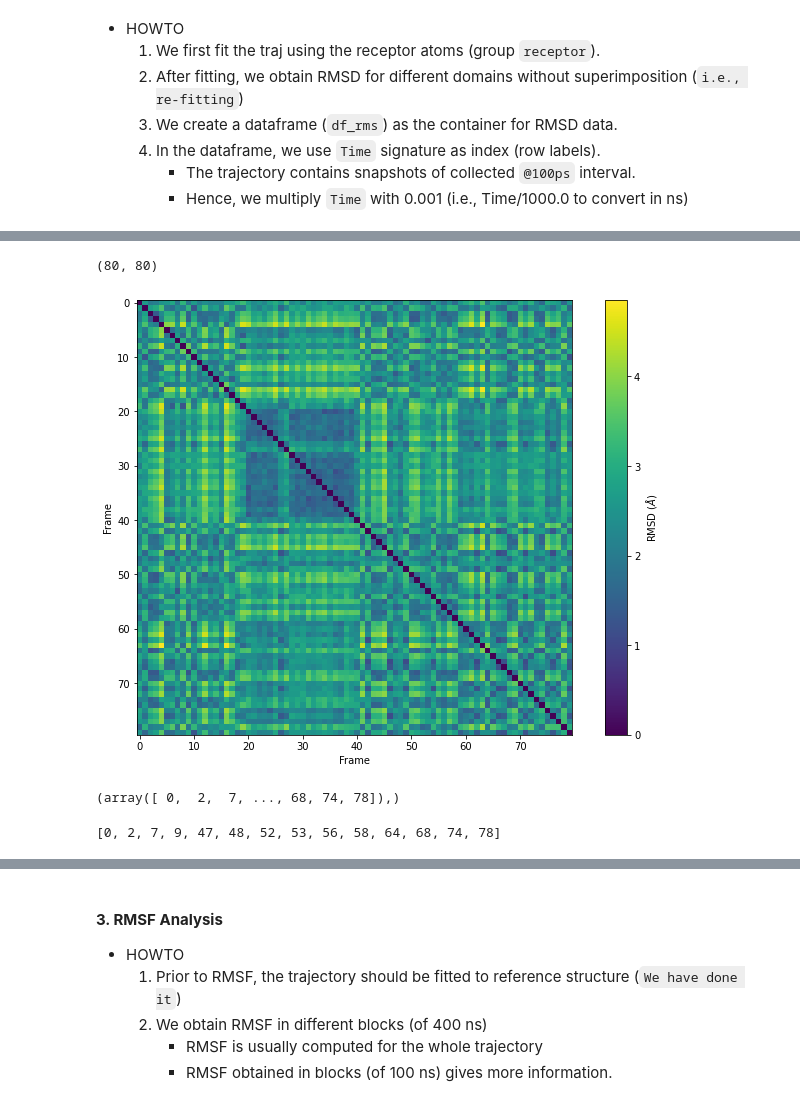
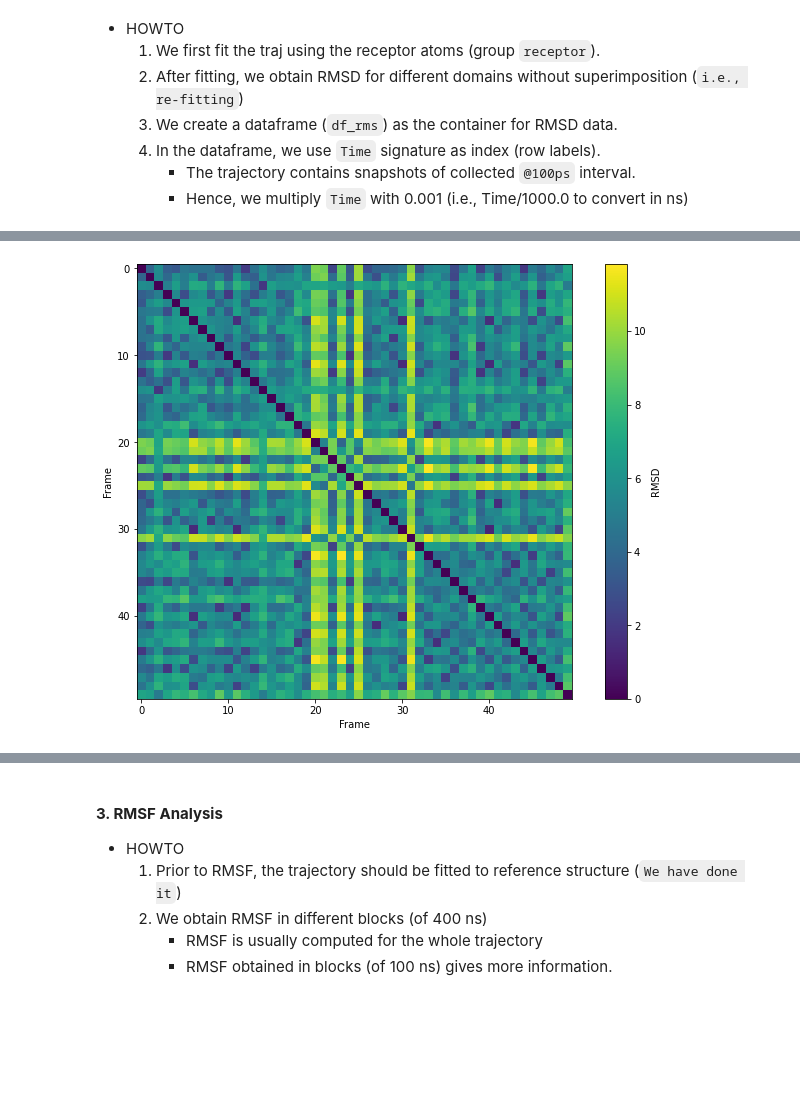
Before and after one commit to Alikans0/qbio_Lab2, a Jupyter notebook: Jupyter_Notebooks/Analysis-Copy1.ipynb, the cells around one changed output, grey strips where cells are left out. Saved outputs shown, nothing was run; the diff lists cells and outputs as text; code cells hidden in the pictures; blank space fills up the shorter version.

Commit message:
cross rmsd matrix

```diff
--- a/Jupyter_Notebooks/Analysis-Copy1.ipynb
+++ b/Jupyter_Notebooks/Analysis-Copy1.ipynb
@@ -230 +211,9 @@ os.chdir('/home/ali/cg_simulations/new_simu1')
+# %%
+#check the trajectories
+
+nb_simu=5
+path='/home/ali/cg_simulations'
+
+finp_ref=str(path+os.sep+'new_simu'+str(nb_simu)+os.sep+'system.gro')
+finp_trj=str(path+os.sep+'new_simu'+str(nb_simu)+os.sep+'clusters.xtc')
 # %%
@@ -292,5 +267,5 @@ GROMACS reminds you: "Shoot them in the back now" (The Ramones)
 # %%
-CO = mda.Universe(path+os.sep+'new_simu'+str(nb_simu)+os.sep+finp_ref, 'concatenated.trr', in_memory=True)
-conca=nv.show_mdanalysis(con)
+CO = mda.Universe(finp_ref,'concatenated_md.trr', in_memory=True)
+conca=nv.show_mdanalysis(CO)
 change_representation(conca,'cartoon')
 # %% [output]
@@ -401,26 +366,15 @@ plt.show()
-# %%
-matrix = diffusionmap.DistanceMatrix(CO, select=receptor).run()
-matrix.dist_matrix.shape
-# %% [output]
-(80, 80)
 # %%
+matrix = diffusionmap.DistanceMatrix(CO, select=peptide).run()
+matrix.dist_matrix.shape
+
 fig = plt.figure(figsize=(12, 8))
 plt.imshow(matrix.dist_matrix, cmap='viridis')
 plt.xlabel('Frame')
 plt.ylabel('Frame')
-plt.colorbar(label=r'RMSD ($\AA$)')
+plt.colorbar(label=r'RMSD')
 plt.show()
 # %% [output]
-[figure, old version]
+[figure, new version]
 # %%
-mat=matrix.dist_matrix[0]
-mat[mat<2]=0
-
-result= np.where(mat ==0)
-result
+mat=matrix.dist_matrix
+mat[mat<3]=0
-# %% [output]
-(array([ 0,  2,  7, ..., 68, 74, 78]),)
-# %%
-result[0].tolist()
-# %% [output]
-[0, 2, 7, 9, 47, 48, 52, 53, 56, 58, 64, 68, 74, 78]
```
Also changed, not shown: parts of 37 cells of this notebook, 1 other file.
